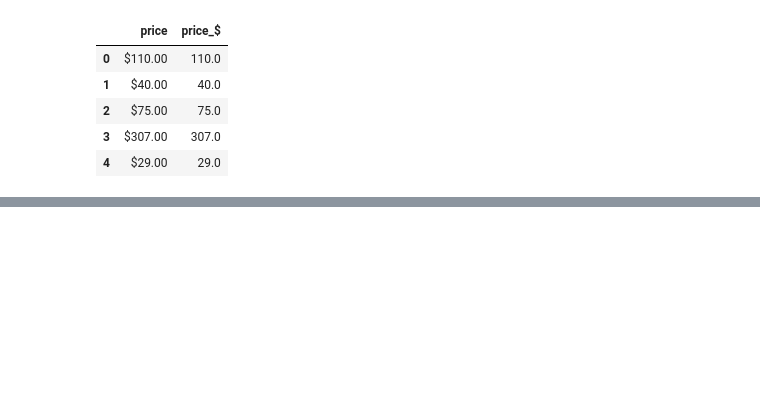
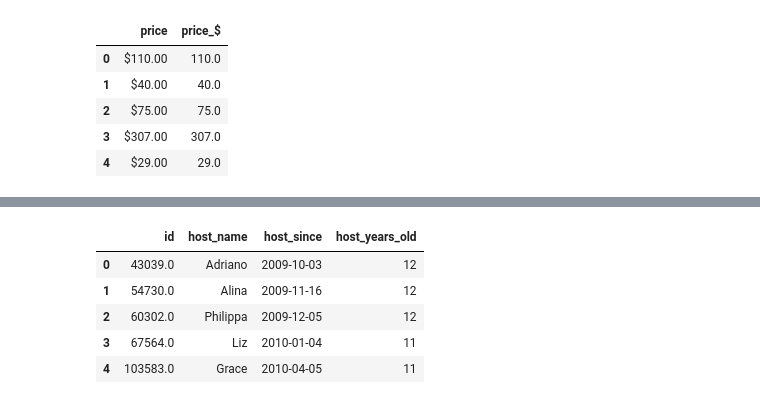
Before and after one commit to data-analytics-in-business/week-01, a Jupyter notebook: exercises/01-Beginner.ipynb, the cells around one changed output, grey strips where cells are left out. Saved outputs shown, nothing was run; the diff lists cells and outputs as text; code cells hidden in the pictures; blank space fills up the shorter version.

```diff
--- a/exercises/01-Beginner.ipynb
+++ b/exercises/01-Beginner.ipynb
@@ -92,6 +122,0 @@ Note how we defined the `format_price` function and used the `apply` method.
-# %%
-def get_year(host_since):
-    return(host_since.split('-')[0])
-
-df_hosts['host_since_year'] = df_hosts['host_since'].apply(host_age_months)
-df_hosts.head()
@@ -110,0 +126,10 @@ Easy...
+# %%
+df_hosts_ancient = df_hosts[df_hosts['host_years_old']>10]
+df_hosts_ancient.head()
+# %% [output]
+|  | id | host_name | host_since | host_years_old |
+| 0 | 43039.0 | Adriano | 2009-10-03 | 12 |
+| 1 | 54730.0 | Alina | 2009-11-16 | 12 |
+| 2 | 60302.0 | Philippa | 2009-12-05 | 12 |
+| 3 | 67564.0 | Liz | 2010-01-04 | 11 |
+| 4 | 103583.0 | Grace | 2010-04-05 | 11 |
```
Also changed, not shown: parts of 19 cells of this notebook.
